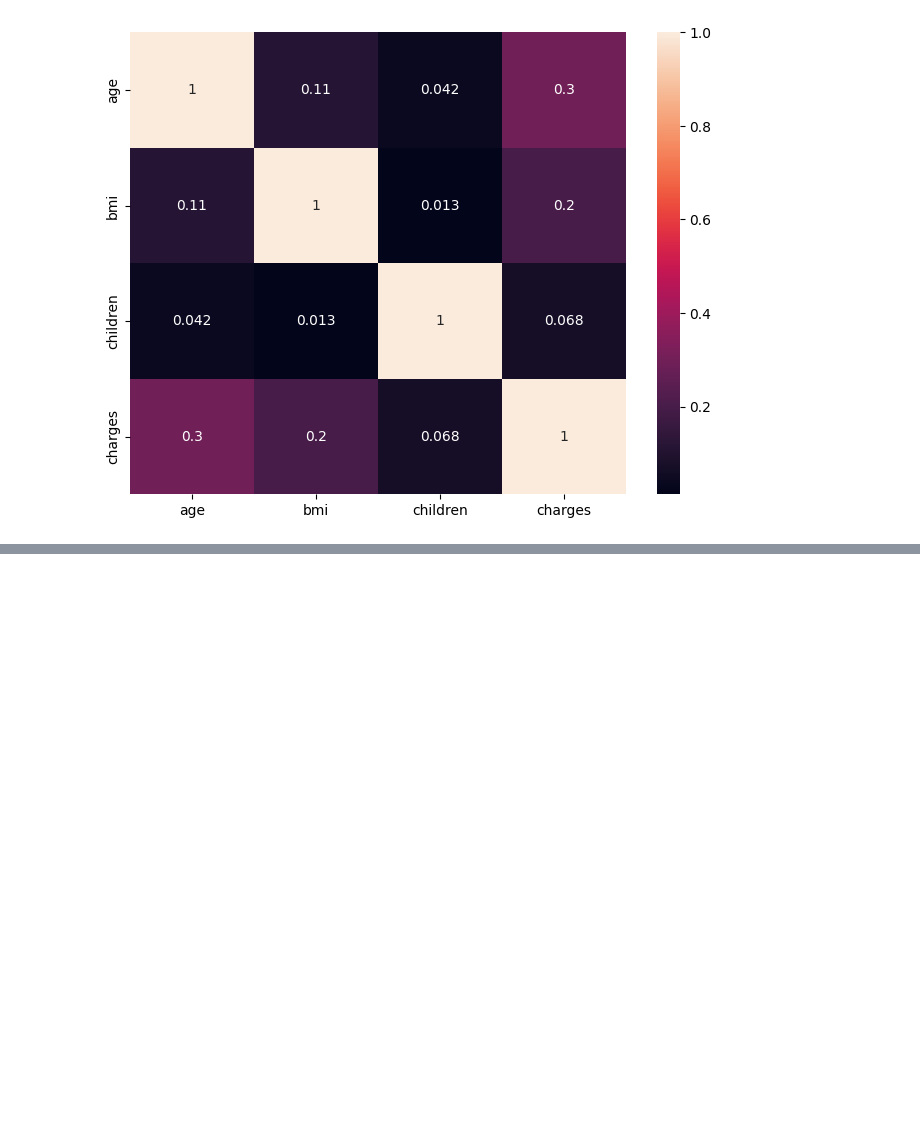
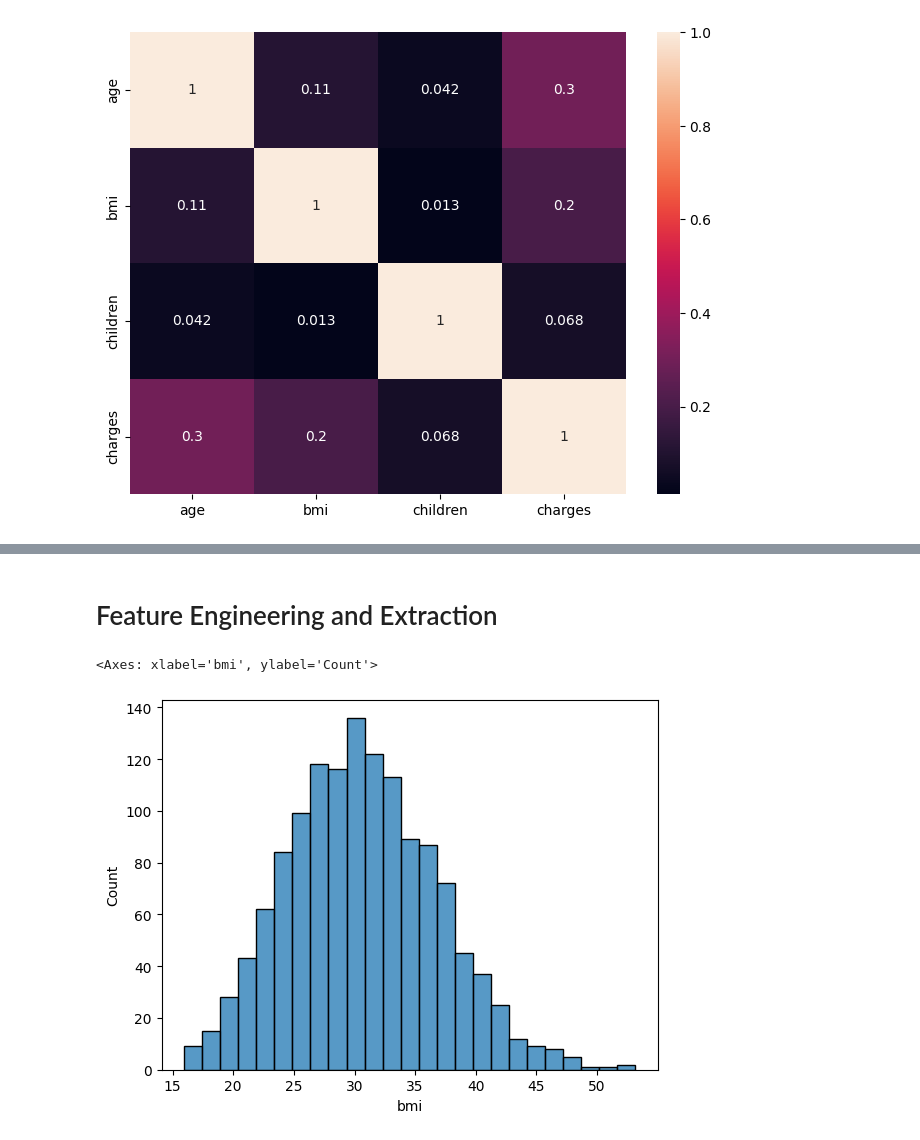
Before and after one commit to zamman365-glitch/Insurance-Project, a Jupyter notebook: Insurance.ipynb, the cells around one changed output, grey strips where cells are left out. Saved outputs shown, nothing was run; the diff lists cells and outputs as text; code cells hidden in the pictures; blank space fills up the shorter version.

```diff
--- a/Insurance.ipynb
+++ b/Insurance.ipynb
@@ -120,0 +249,7 @@ Data Cleaning And Processing
+# %% [markdown]
+# Feature Engineering and Extraction
+# %%
+sns.histplot(df['bmi'])
+# %% [output]
+<Axes: xlabel='bmi', ylabel='Count'>
+[figure, added]
```
Also changed, not shown: parts of 30 cells of this notebook.
